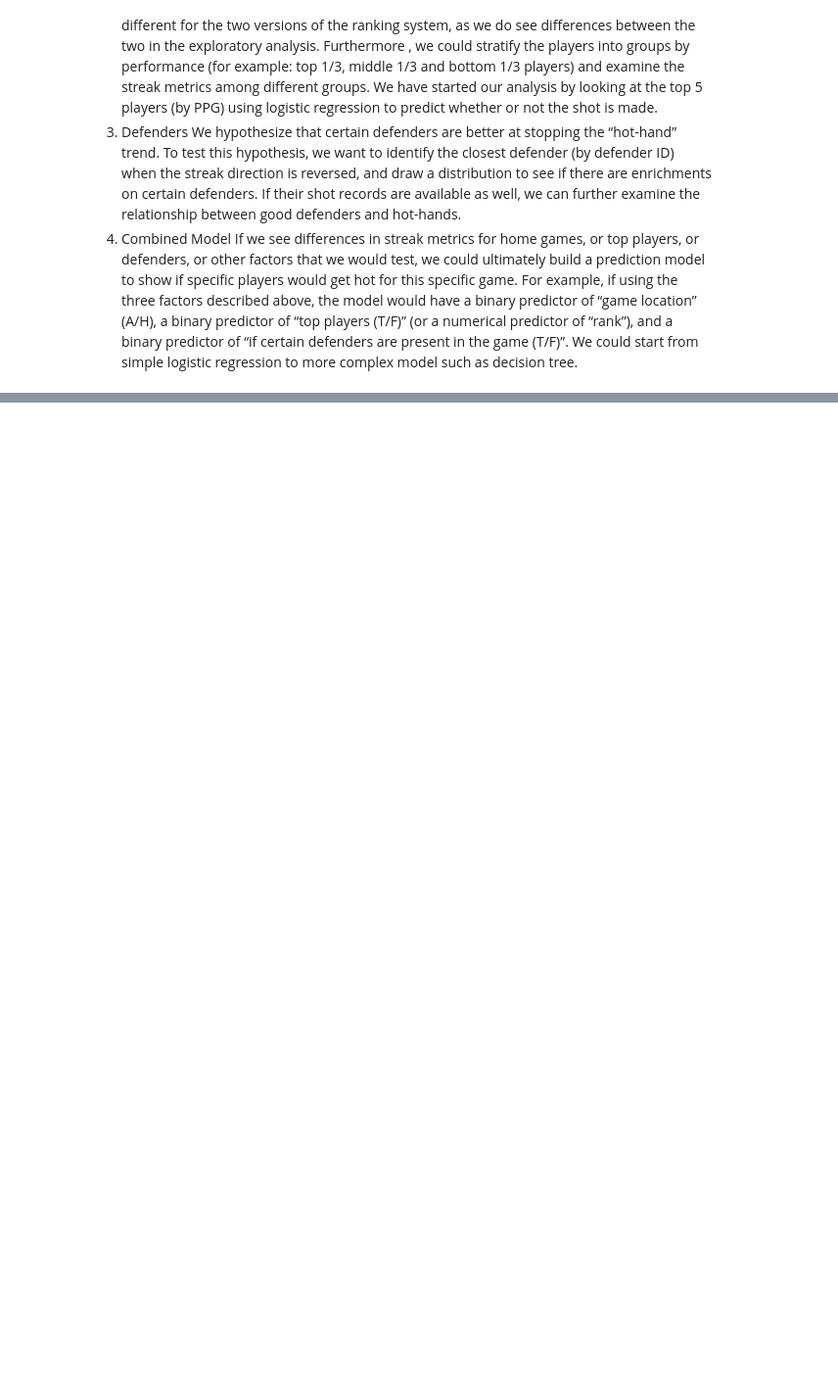
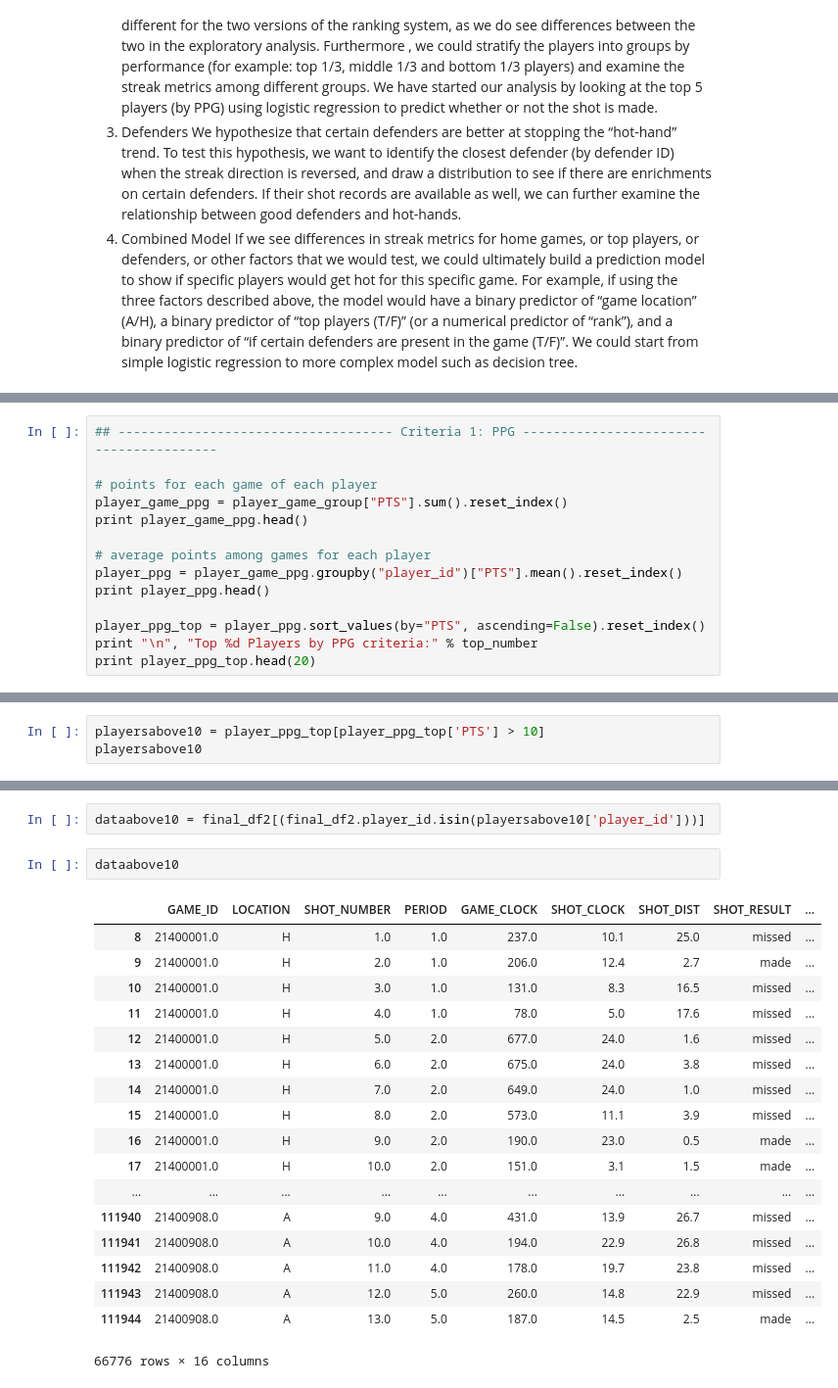
Before and after one commit to liangzecai/CS109a-Identify-HotHand, a Jupyter notebook: Final_Milestone4_Streakedited.ipynb, the cells around one changed output, grey strips where cells are left out. Shown at 98% size. Drawn from its saved outputs; the diff is of its cells as text; blank space fills up the shorter version.

```diff
--- a/Final_Milestone4_Streakedited.ipynb
+++ b/Final_Milestone4_Streakedited.ipynb
@@ -1188,0 +1245,14 @@ If we see differences in streak metrics for home games, or top players, or defen
+# %%
+## ------------------------------------ Criteria 1: PPG ----------------------------------------
+
+# points for each game of each player
+player_game_ppg = player_game_group["PTS"].sum().reset_index()
+print player_game_ppg.head()
+
+# average points among games for each player
+player_ppg = player_game_ppg.groupby("player_id")["PTS"].mean().reset_index()
+print player_ppg.head()
+
+player_ppg_top = player_ppg.sort_values(by="PTS", ascending=False).reset_index()
+print "\n", "Top %d Players by PPG criteria:" % top_number
+print player_ppg_top.head(20)
@@ -1188,0 +1277,3 @@ If we see differences in streak metrics for home games, or top players, or defen
+# %%
+playersabove10 = player_ppg_top[player_ppg_top['PTS'] > 10]
+playersabove10
@@ -1188,0 +1299,23 @@ If we see differences in streak metrics for home games, or top players, or defen
+# %%
+dataabove10 = final_df2[(final_df2.player_id.isin(playersabove10['player_id']))]
+# %%
+dataabove10
+# %% [output]
+|  | GAME_ID | LOCATION | SHOT_NUMBER | PERIOD | GAME_CLOCK | SHOT_CLOCK | SHOT_DIST | SHOT_RESULT | ... |
+| 8 | 21400001.0 | H | 1.0 | 1.0 | 237.0 | 10.1 | 25.0 | missed | ... |
+| 9 | 21400001.0 | H | 2.0 | 1.0 | 206.0 | 12.4 | 2.7 | made | ... |
+| 10 | 21400001.0 | H | 3.0 | 1.0 | 131.0 | 8.3 | 16.5 | missed | ... |
+| 11 | 21400001.0 | H | 4.0 | 1.0 | 78.0 | 5.0 | 17.6 | missed | ... |
+| 12 | 21400001.0 | H | 5.0 | 2.0 | 677.0 | 24.0 | 1.6 | missed | ... |
+| 13 | 21400001.0 | H | 6.0 | 2.0 | 675.0 | 24.0 | 3.8 | missed | ... |
+| 14 | 21400001.0 | H | 7.0 | 2.0 | 649.0 | 24.0 | 1.0 | missed | ... |
+| 15 | 21400001.0 | H | 8.0 | 2.0 | 573.0 | 11.1 | 3.9 | missed | ... |
+| 16 | 21400001.0 | H | 9.0 | 2.0 | 190.0 | 23.0 | 0.5 | made | ... |
+| 17 | 21400001.0 | H | 10.0 | 2.0 | 151.0 | 3.1 | 1.5 | made | ... |
+| ... | ... | ... | ... | ... | ... | ... | ... | ... | ... |
+| 111940 | 21400908.0 | A | 9.0 | 4.0 | 431.0 | 13.9 | 26.7 | missed | ... |
+| 111941 | 21400908.0 | A | 10.0 | 4.0 | 194.0 | 22.9 | 26.8 | missed | ... |
+| 111942 | 21400908.0 | A | 11.0 | 4.0 | 178.0 | 19.7 | 23.8 | missed | ... |
+| 111943 | 21400908.0 | A | 12.0 | 5.0 | 260.0 | 14.8 | 22.9 | missed | ... |
+| 111944 | 21400908.0 | A | 13.0 | 5.0 | 187.0 | 14.5 | 2.5 | made | ... |
+66776 rows × 16 columns
```
Also changed, not shown: parts of 18 cells of this notebook.
